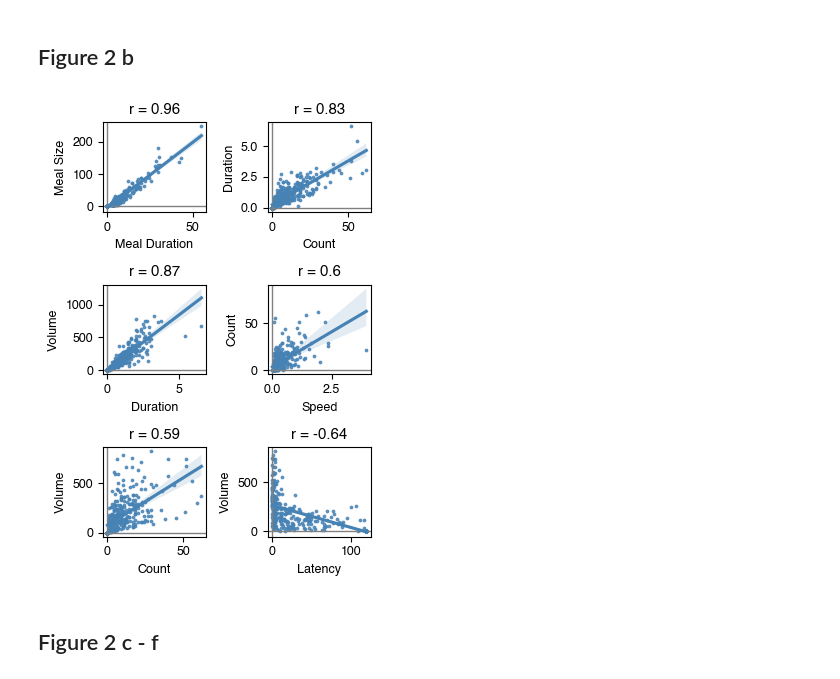
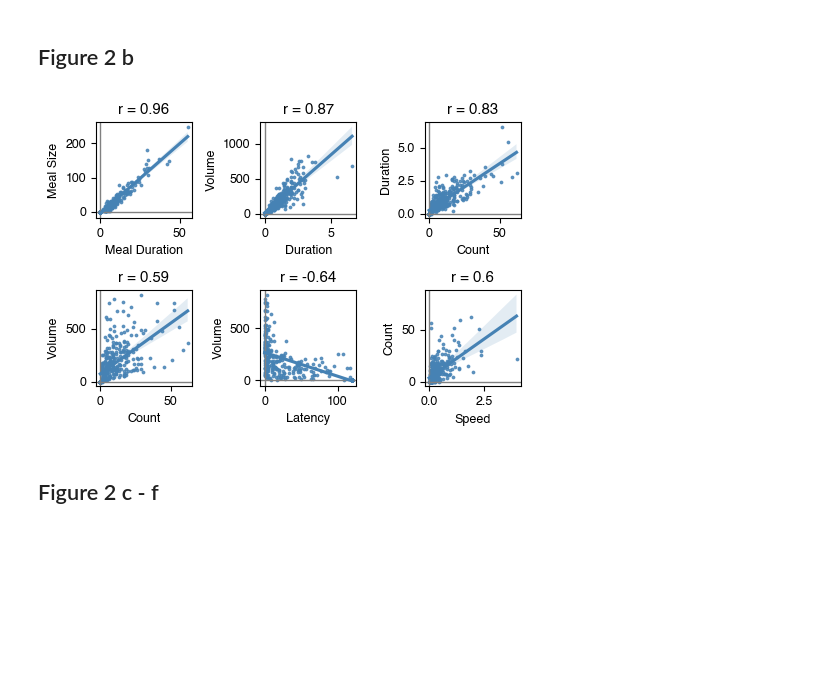
Before and after one commit to sangyu/Holophenotype5HT, a Jupyter notebook: nbs/01_Figures/01_Setup.ipynb, the cells around one changed output. Saved outputs shown, nothing was run; the diff lists cells and outputs as text; code cells hidden in the pictures; blank space fills up the shorter version.

```diff
--- a/nbs/01_Figures/01_Setup.ipynb
+++ b/nbs/01_Figures/01_Setup.ipynb
@@ -55,13 +57,14 @@ WTStarvedPalette = {'0':sns.color_palette("magma")[5], '24':sns.color_palette("m
 
 a, b, c = W1118Dark_ele.plotStacked(endMin = 120, metricsToStack = ['Speed', 'Volume'], colorBy = 'Starvedhrs',
                           customPalette = WTStarvedPalette,
-                                    figsize = [14*cm, 15*cm], dotratio = 30, plotNonFeeders=True, dotbase=1, ribbonLegend = True)
+                                    figsize = [22*cm, 9*cm], dotratio = 30, plotNonFeeders=True, dotbase=1, ribbonLegend = True)
 [a.axes[i].grid(visible=None) for i in range(-3, -1)]
 
 for i in range(2):
     a.axes[i].set_ylabel(a.axes[i].get_ylabel(), font = 'inter', fontsize = 10)
     a.axes[i].set_xlabel(a.axes[i].get_xlabel(), font = 'inter', fontsize = 10)
     a.axes[i].set_xticklabels(a.axes[i].get_xticklabels(), font = 'inter', fontsize = 10)
-a.axes[0].legend()
+a.axes[0].legend(frameon=False )
+a.axes[0].set_ylabel('Speed\n(mm/s)')
 a.savefig(W1118Dark_ele.outputFolder+'/stacked.svg')
 # %% [output]
@@ -344,7 +390,7 @@ def corrWith(data, sortMetric, metricType, abs = False):
         ax.get_yticklabels()[i].set_color(metricType[cm2.index[i]])
     plt.tight_layout()
 
-    return fig, ax, cm2
+    return fig, ax, cm2, corr_matrix, mask
 
 
 
@@ -357,7 +403,7 @@ data_num0 = w1118.loc[w1118['Starvation']=='0']
 data_num24 = w1118.loc[w1118['Starvation']=='24']
 data_num48 = w1118.loc[w1118['Starvation']=='48']
 
-vCorr, ax, corrmat = corrWith(w1118.iloc[:, 5::], 'Volume', metricType)
+vCorr, ax, corrmat, corr_matrix, mask = corrWith(w1118.iloc[:, 5::], 'Volume', metricType)
 ax.set_xticklabels(ax.get_xticklabels(), rotation=45, ha = 'right');
 
 vCorr.savefig(figurepath+ 'corr_all'+'.svg', dpi = 300)
@@ -374,21 +420,21 @@ vCorr.savefig(figurepath+ 'corr_all'+'.png', dpi = 300)
 [figure]
 # %%
 setFont('inter', 10)
-vCorr0, ax, corrmat = corrWith(data_num0.iloc[:, 5::], 'Volume', metricType)
+vCorr0, ax, corrmat0, corr_matrix0,mask = corrWith(data_num0.iloc[:, 5::], 'Volume', metricType)
 ax.set_xticklabels(ax.get_xticklabels(), rotation=45, ha = 'right');
 vCorr0.suptitle('0 Hour Starved', fontsize = 12, weight = 'medium')
 vCorr0.savefig(figurepath+ 'corr_0'+'.svg', dpi = 300)
 vCorr0.savefig(figurepath+ 'corr_0'+'.png', dpi = 300)
 
 
-vCorr24, ax, corrmat = corrWith(data_num24.iloc[:, 5::], 'Volume', metricType)
+vCorr24, ax, corrmat24,corr_matrix24, mask = corrWith(data_num24.iloc[:, 5::], 'Volume', metricType)
 ax.set_xticklabels(ax.get_xticklabels(), rotation=45, ha = 'right');
 vCorr24.suptitle('24 Hour Starved', fontsize = 12, weight = 'medium')
 
 vCorr24.savefig(figurepath+ 'corr_24'+'.svg', dpi = 300)
 vCorr24.savefig(figurepath+ 'corr_24'+'.png', dpi = 300)
 
-vCorr48, ax, corrmat = corrWith(data_num48.iloc[:, 5::], 'Volume', metricType)
+vCorr48, ax, corrmat48,corr_matrix48, mask = corrWith(data_num48.iloc[:, 5::], 'Volume', metricType)
 ax.set_xticklabels(ax.get_xticklabels(), rotation=45, ha = 'right');
 vCorr48.suptitle('48 Hour Starved', fontsize = 12, weight = 'medium')
 
@@ -540,22 +600,22 @@ def plotScatterGroupBy(data, Metric, yMetric, group_by = None):
 # %% [markdown]
 ## Figure 2 b
 # %%
-f, ax = plt.subplots(3, 2)
-f.set_size_inches(3.5, 5)
+f, ax = plt.subplots(2, 3)
+f.set_size_inches(5, 3.5)
 setFont('inter', 11)
 
 scale = regscatter(w1118.iloc[:, 5::], x = 'Meal Duration', y = 'Meal Size', ax = ax[0, 0], color = 'steelblue')
-scale = regscatter(w1118.iloc[:, 5::], x = 'Duration', y = 'Volume', ax = ax[1, 0], color = 'steelblue')
-scale = regscatter(w1118.iloc[:, 5::], x = 'Latency', y = 'Volume', ax = ax[2, 1], color = 'steelblue')
-scale = regscatter(w1118.iloc[:, 5::], x = 'Count', y = 'Volume', ax = ax[2, 0], color = 'steelblue')
-scale = regscatter(w1118.iloc[:, 5::], x = 'Count', y = 'Duration', ax = ax[0, 1], color = 'steelblue')
-scale = regscatter(w1118.iloc[:, 5::], x = 'Speed', y = 'Count', ax = ax[1, 1], color = 'steelblue')
+scale = regscatter(w1118.iloc[:, 5::], x = 'Duration', y = 'Volume', ax = ax[0, 1], color = 'steelblue')
+scale = regscatter(w1118.iloc[:, 5::], x = 'Latency', y = 'Volume', ax = ax[1, 1], color = 'steelblue')
+scale = regscatter(w1118.iloc[:, 5::], x = 'Count', y = 'Volume', ax = ax[1, 0], color = 'steelblue')
+scale = regscatter(w1118.iloc[:, 5::], x = 'Count', y = 'Duration', ax = ax[0, 2], color = 'steelblue')
+scale = regscatter(w1118.iloc[:, 5::], x = 'Speed', y = 'Count', ax = ax[1, 2], color = 'steelblue')
 f.tight_layout()
 f.savefig(figurepath+ 'cooreg'+'.svg', dpi = 300)
 
 # angles = plotEigenVectors(w1118.iloc[:, 5::], x = 'Duration', y = 'Volume', ax = ax, scale = scale, plotVs = [0])
 # %% [output]
-[figure, old version]
+[figure, new version]
 # %% [markdown]
 ## Figure 2 c - f
 # %%
```
Also changed, not shown: parts of 16 cells of this notebook, 5 other files.
